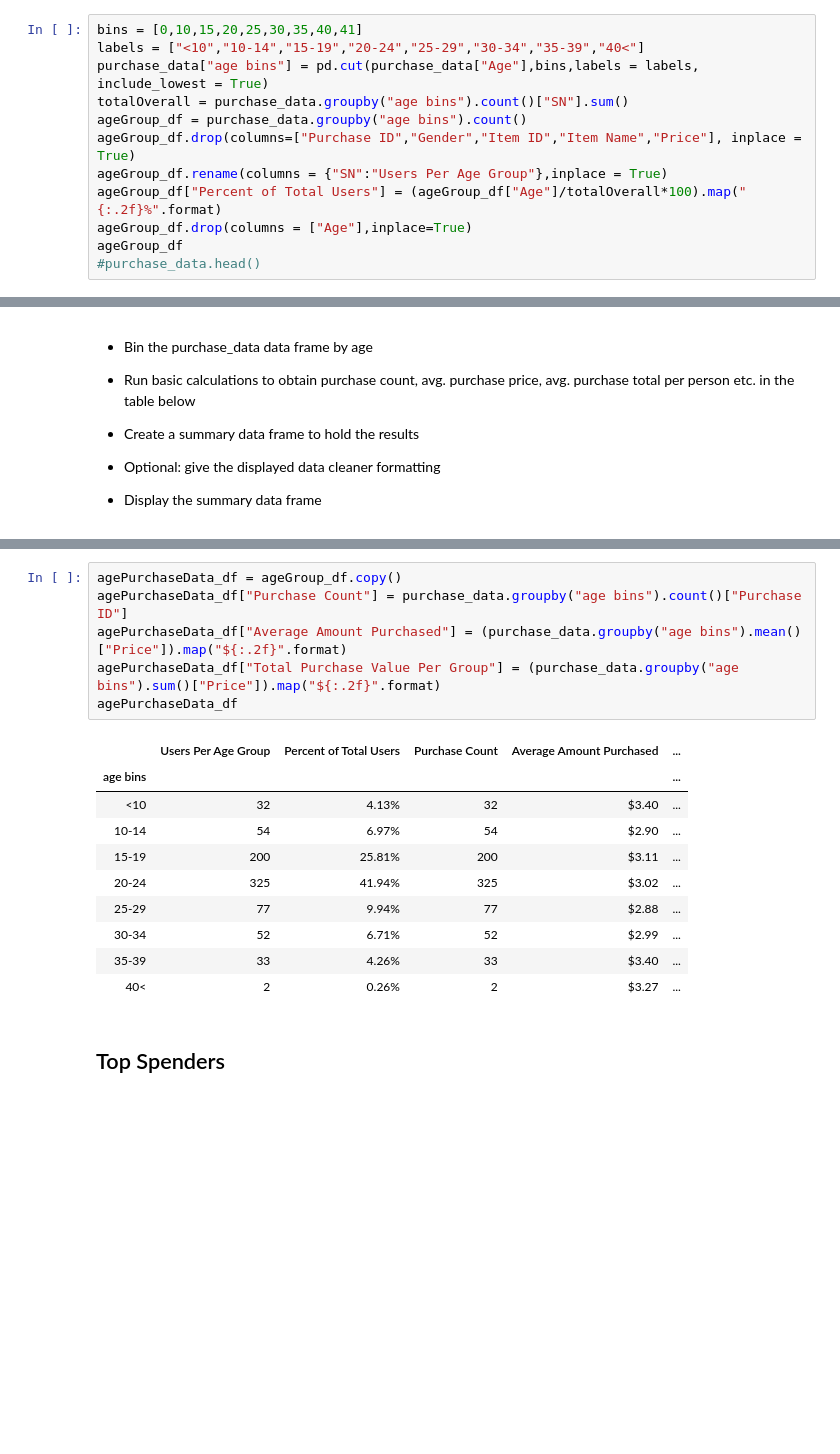
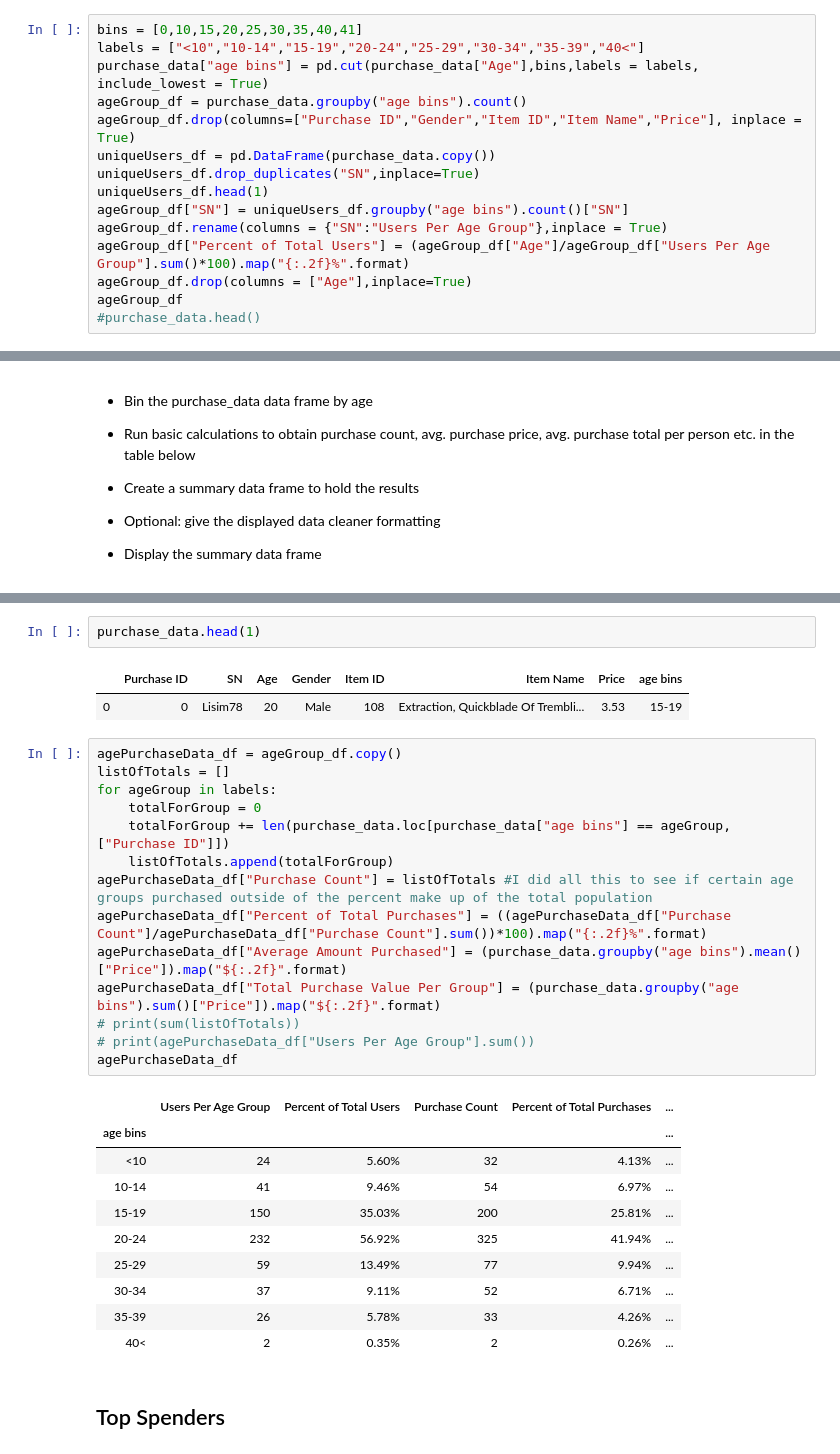
Before and after one commit to rstankovic/pandas-challenge, a Jupyter notebook: HeroesOfPymoli/HeroesOfPymoli_starter.ipynb, the cells around one changed output, grey strips where cells are left out. Drawn from its saved outputs; the diff is of its cells as text; blank space fills up the shorter version.

```diff
--- a/HeroesOfPymoli/HeroesOfPymoli_starter.ipynb
+++ b/HeroesOfPymoli/HeroesOfPymoli_starter.ipynb
@@ -240,11 +232,14 @@ purchase_data.head()
 bins = [0,10,15,20,25,30,35,40,41]
 labels = ["<10","10-14","15-19","20-24","25-29","30-34","35-39","40<"]
 purchase_data["age bins"] = pd.cut(purchase_data["Age"],bins,labels = labels, include_lowest = True)
-totalOverall = purchase_data.groupby("age bins").count()["SN"].sum()
 ageGroup_df = purchase_data.groupby("age bins").count()
 ageGroup_df.drop(columns=["Purchase ID","Gender","Item ID","Item Name","Price"], inplace = True)
+uniqueUsers_df = pd.DataFrame(purchase_data.copy())
+uniqueUsers_df.drop_duplicates("SN",inplace=True)
+uniqueUsers_df.head(1)
+ageGroup_df["SN"] = uniqueUsers_df.groupby("age bins").count()["SN"]
 ageGroup_df.rename(columns = {"SN":"Users Per Age Group"},inplace = True)
-ageGroup_df["Percent of Total Users"] = (ageGroup_df["Age"]/totalOverall*100).map("{:.2f}%".format)
+ageGroup_df["Percent of Total Users"] = (ageGroup_df["Age"]/ageGroup_df["Users Per Age Group"].sum()*100).map("{:.2f}%".format)
 ageGroup_df.drop(columns = ["Age"],inplace=True)
 ageGroup_df
 #purchase_data.head()
@@ -278,20 +286,33 @@ ageGroup_df
+# %%
+purchase_data.head(1)
+# %% [output]
+|  | Purchase ID | SN | Age | Gender | Item ID | Item Name | Price | age bins |
+| 0 | 0 | Lisim78 | 20 | Male | 108 | Extraction, Quickblade Of Trembli... | 3.53 | 15-19 |
 # %%
 agePurchaseData_df = ageGroup_df.copy()
-agePurchaseData_df["Purchase Count"] = purchase_data.groupby("age bins").count()["Purchase ID"]
+listOfTotals = []
+for ageGroup in labels:
+    totalForGroup = 0
+    totalForGroup += len(purchase_data.loc[purchase_data["age bins"] == ageGroup,["Purchase ID"]])
+    listOfTotals.append(totalForGroup)
+agePurchaseData_df["Purchase Count"] = listOfTotals #I did all this to see if certain age groups purchased outside of the percent make up of the total population
+agePurchaseData_df["Percent of Total Purchases"] = ((agePurchaseData_df["Purchase Count"]/agePurchaseData_df["Purchase Count"].sum())*100).map("{:.2f}%".format)
 agePurchaseData_df["Average Amount Purchased"] = (purchase_data.groupby("age bins").mean()["Price"]).map("${:.2f}".format)
 agePurchaseData_df["Total Purchase Value Per Group"] = (purchase_data.groupby("age bins").sum()["Price"]).map("${:.2f}".format)
+# print(sum(listOfTotals))
+# print(agePurchaseData_df["Users Per Age Group"].sum())
 agePurchaseData_df
 # %% [output]
-|  | Users Per Age Group | Percent of Total Users | Purchase Count | Average Amount Purchased | ... |
+|  | Users Per Age Group | Percent of Total Users | Purchase Count | Percent of Total Purchases | ... |
 | age bins |  |  |  |  | ... |
-| <10 | 32 | 4.13% | 32 | $3.40 | ... |
-| 10-14 | 54 | 6.97% | 54 | $2.90 | ... |
-| 15-19 | 200 | 25.81% | 200 | $3.11 | ... |
-| 20-24 | 325 | 41.94% | 325 | $3.02 | ... |
-| 25-29 | 77 | 9.94% | 77 | $2.88 | ... |
-| 30-34 | 52 | 6.71% | 52 | $2.99 | ... |
-| 35-39 | 33 | 4.26% | 33 | $3.40 | ... |
-| 40< | 2 | 0.26% | 2 | $3.27 | ... |
+| <10 | 24 | 5.60% | 32 | 4.13% | ... |
+| 10-14 | 41 | 9.46% | 54 | 6.97% | ... |
+| 15-19 | 150 | 35.03% | 200 | 25.81% | ... |
+| 20-24 | 232 | 56.92% | 325 | 41.94% | ... |
+| 25-29 | 59 | 13.49% | 77 | 9.94% | ... |
+| 30-34 | 37 | 9.11% | 52 | 6.71% | ... |
+| 35-39 | 26 | 5.78% | 33 | 4.26% | ... |
+| 40< | 2 | 0.35% | 2 | 0.26% | ... |
 # %% [markdown]
 ## Top Spenders
 # %% [markdown]
```
Also changed, not shown: parts of 13 cells of this notebook, 1 other file.
